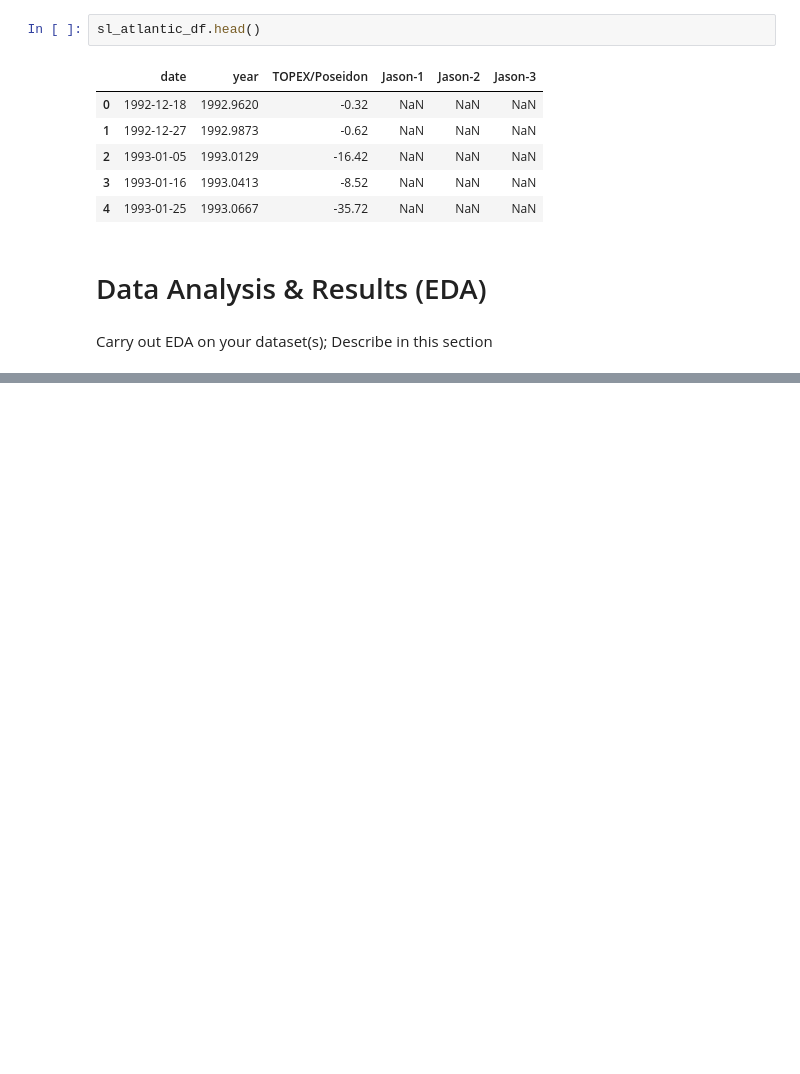
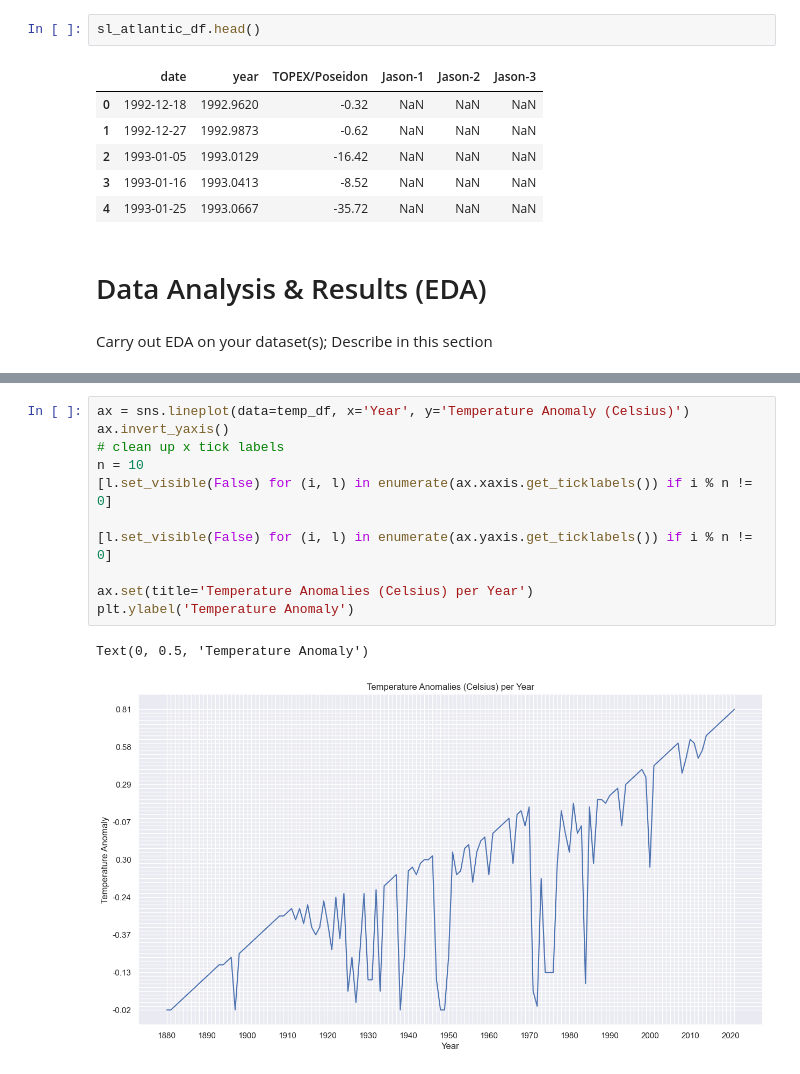
Before and after one commit to AndyCesium/COGS108_project, a Jupyter notebook: EDACheckpointGroup_064-Fa22.ipynb, the cells around one changed output, grey strips where cells are left out. Drawn from its saved outputs; the diff is of its cells as text; blank space fills up the shorter version.

```diff
--- a/EDACheckpointGroup_064-Fa22.ipynb
+++ b/EDACheckpointGroup_064-Fa22.ipynb
@@ -247,0 +285,14 @@ Carry out EDA on your dataset(s); Describe in this section
+# %%
+ax = sns.lineplot(data=temp_df, x='Year', y='Temperature Anomaly (Celsius)')
+ax.invert_yaxis()
+# clean up x tick labels
+n = 10
+[l.set_visible(False) for (i, l) in enumerate(ax.xaxis.get_ticklabels()) if i % n != 0]
+
+[l.set_visible(False) for (i, l) in enumerate(ax.yaxis.get_ticklabels()) if i % n != 0]
+
+ax.set(title='Temperature Anomalies (Celsius) per Year')
+plt.ylabel('Temperature Anomaly')
+# %% [output]
+Text(0, 0.5, 'Temperature Anomaly')
+[figure, added]
```
Also changed, not shown: parts of 8 cells of this notebook.
